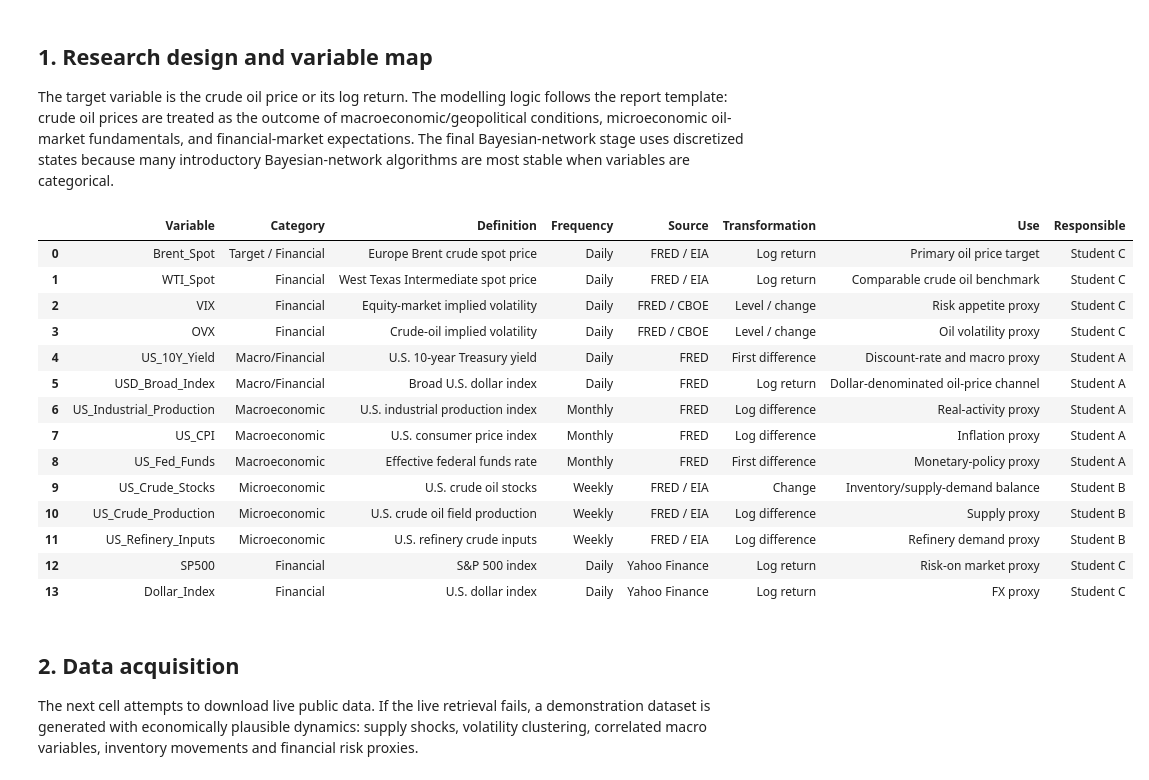
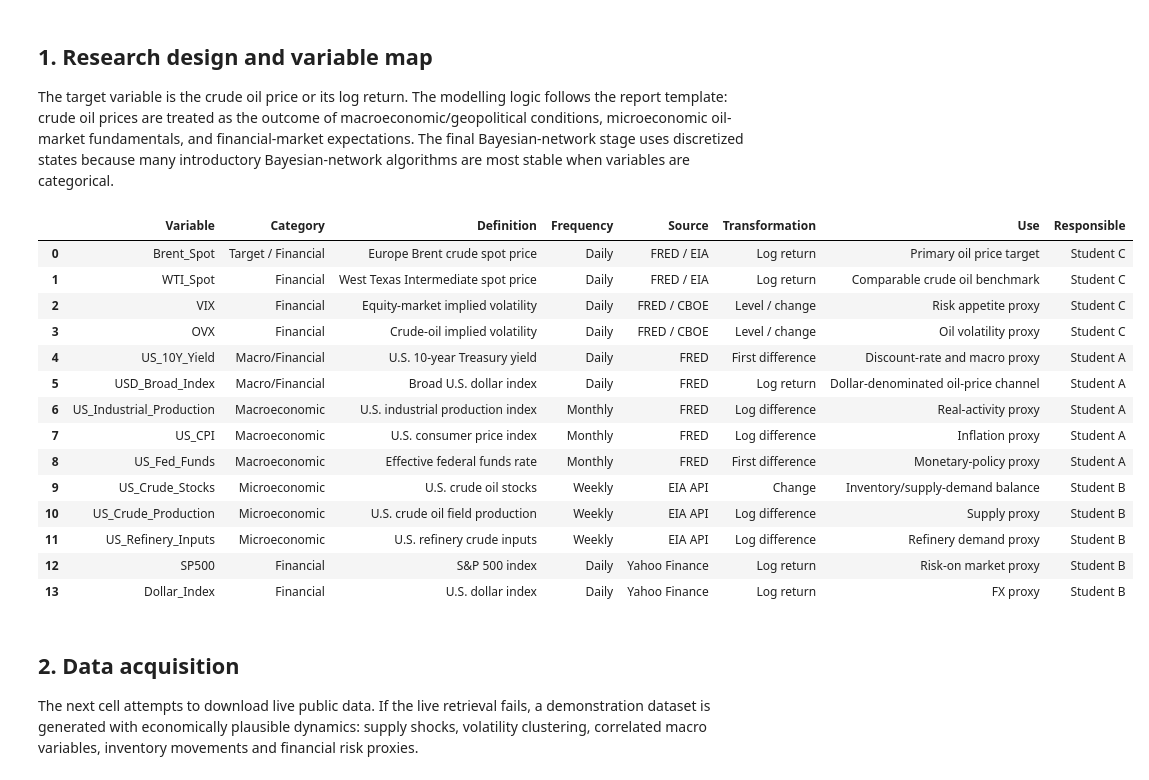
Before and after one commit to ngocbichnguyen/wqu_projects, a Jupyter notebook: MScFE_660_Risk_Management_GW1_16529_Codework.ipynb, the cells around one changed output. Drawn from its saved outputs; the diff is of its cells as text; code cells hidden in the pictures.

```diff
--- a/MScFE_660_Risk_Management_GW1_16529_Codework.ipynb
+++ b/MScFE_660_Risk_Management_GW1_16529_Codework.ipynb
@@ -113,55 +113,57 @@ fred_series = {
     # Macroeconomic variables
     "US_Industrial_Production": "INDPRO",
     "US_CPI": "CPIAUCSL",
-    "US_Fed_Funds": "FEDFUNDS",
+    "US_Fed_Funds": "FEDFUNDS"
+}
 
-    # Microeconomic/oil-market variables. Some may be unavailable depending on FRED metadata.
+# EIA API: Microeconomic/oil-market variables.
+eia_api = {
     "US_Crude_Stocks": "WCESTUS1",
     "US_Crude_Production": "WCRFPUS2",
-    "US_Refinery_Inputs": "WCRRIUS2",
+    "US_Refinery_Inputs": "WCRRIUS2"
 }
 
 yahoo_tickers = {
     "Brent_Futures": "BZ=F",
     "WTI_Futures": "CL=F",
     "SP500": "^GSPC",
-    "Dollar_Index": "DX-Y.NYB",
+    "Dollar_Index": "DX-Y.NYB"
 }
 
 data_dictionary_template = pd.DataFrame([
     ["Brent_Spot", "Target / Financial", "Europe Brent crude spot price", "Daily", "FRED / EIA", "Log return", "Primary oil price target", "Student C"],
     ["WTI_Spot", "Financial", "West Texas Intermediate spot price", "Daily", "FRED / EIA", "Log return", "Comparable crude oil benchmark", "Student C"],
     ["VIX", "Financial", "Equity-market implied volatility", "Daily", "FRED / CBOE", "Level / change", "Risk appetite proxy", "Student C"],
     ["OVX", "Financial", "Crude-oil implied volatility", "Daily", "FRED / CBOE", "Level / change", "Oil volatility proxy", "Student C"],
     ["US_10Y_Yield", "Macro/Financial", "U.S. 10-year Treasury yield", "Daily", "FRED", "First difference", "Discount-rate and macro proxy", "Student A"],
     ["USD_Broad_Index", "Macro/Financial", "Broad U.S. dollar index", "Daily", "FRED", "Log return", "Dollar-denominated oil-price channel", "Student A"],
     ["US_Industrial_Production", "Macroeconomic", "U.S. industrial production index", "Monthly", "FRED", "Log difference", "Real-activity proxy", "Student A"],
     ["US_CPI", "Macroeconomic", "U.S. consumer price index", "Monthly", "FRED", "Log difference", "Inflation proxy", "Student A"],
     ["US_Fed_Funds", "Macroeconomic", "Effective federal funds rate", "Monthly", "FRED", "First difference", "Monetary-policy proxy", "Student A"],
-    ["US_Crude_Stocks", "Microeconomic", "U.S. crude oil stocks", "Weekly", "FRED / EIA", "Change", "Inventory/supply-demand balance", "Student B"],
-    ["US_Crude_Production", "Microeconomic", "U.S. crude oil field production", "Weekly", "FRED / EIA", "Log difference", "Supply proxy", "Student B"],
-    ["US_Refinery_Inputs", "Microeconomic", "U.S. refinery crude inputs", "Weekly", "FRED / EIA", "Log difference", "Refinery demand proxy", "Student B"],
-    ["SP500", "Financial", "S&P 500 index", "Daily", "Yahoo Finance", "Log return", "Risk-on market proxy", "Student C"],
-    ["Dollar_Index", "Financial", "U.S. dollar index", "Daily", "Yahoo Finance", "Log return", "FX proxy", "Student C"],
+    ["US_Crude_Stocks", "Microeconomic", "U.S. crude oil stocks", "Weekly", "EIA API", "Change", "Inventory/supply-demand balance", "Student B"],
+    ["US_Crude_Production", "Microeconomic", "U.S. crude oil field production", "Weekly", "EIA API", "Log difference", "Supply proxy", "Student B"],
+    ["US_Refinery_Inputs", "Microeconomic", "U.S. refinery crude inputs", "Weekly", "EIA API", "Log difference", "Refinery demand proxy", "Student B"],
+    ["SP500", "Financial", "S&P 500 index", "Daily", "Yahoo Finance", "Log return", "Risk-on market proxy", "Student B"],
+    ["Dollar_Index", "Financial", "U.S. dollar index", "Daily", "Yahoo Finance", "Log return", "FX proxy", "Student B"],
 ], columns=["Variable", "Category", "Definition", "Frequency", "Source", "Transformation", "Use", "Responsible"])
 
 data_dictionary_template
 # %% [output]
 |  | Variable | Category | Definition | Frequency | Source | Transformation | Use | Responsible |
 | 0 | Brent_Spot | Target / Financial | Europe Brent crude spot price | Daily | FRED / EIA | Log return | Primary oil price target | Student C |
 | 1 | WTI_Spot | Financial | West Texas Intermediate spot price | Daily | FRED / EIA | Log return | Comparable crude oil benchmark | Student C |
 | 2 | VIX | Financial | Equity-market implied volatility | Daily | FRED / CBOE | Level / change | Risk appetite proxy | Student C |
 | 3 | OVX | Financial | Crude-oil implied volatility | Daily | FRED / CBOE | Level / change | Oil volatility proxy | Student C |
 | 4 | US_10Y_Yield | Macro/Financial | U.S. 10-year Treasury yield | Daily | FRED | First difference | Discount-rate and macro proxy | Student A |
 | 5 | USD_Broad_Index | Macro/Financial | Broad U.S. dollar index | Daily | FRED | Log return | Dollar-denominated oil-price channel | Student A |
 | 6 | US_Industrial_Production | Macroeconomic | U.S. industrial production index | Monthly | FRED | Log difference | Real-activity proxy | Student A |
 | 7 | US_CPI | Macroeconomic | U.S. consumer price index | Monthly | FRED | Log difference | Inflation proxy | Student A |
 | 8 | US_Fed_Funds | Macroeconomic | Effective federal funds rate | Monthly | FRED | First difference | Monetary-policy proxy | Student A |
-| 9 | US_Crude_Stocks | Microeconomic | U.S. crude oil stocks | Weekly | FRED / EIA | Change | Inventory/supply-demand balance | Student B |
-| 10 | US_Crude_Production | Microeconomic | U.S. crude oil field production | Weekly | FRED / EIA | Log difference | Supply proxy | Student B |
-| 11 | US_Refinery_Inputs | Microeconomic | U.S. refinery crude inputs | Weekly | FRED / EIA | Log difference | Refinery demand proxy | Student B |
-| 12 | SP500 | Financial | S&P 500 index | Daily | Yahoo Finance | Log return | Risk-on market proxy | Student C |
-| 13 | Dollar_Index | Financial | U.S. dollar index | Daily | Yahoo Finance | Log return | FX proxy | Student C |
+| 9 | US_Crude_Stocks | Microeconomic | U.S. crude oil stocks | Weekly | EIA API | Change | Inventory/supply-demand balance | Student B |
+| 10 | US_Crude_Production | Microeconomic | U.S. crude oil field production | Weekly | EIA API | Log difference | Supply proxy | Student B |
+| 11 | US_Refinery_Inputs | Microeconomic | U.S. refinery crude inputs | Weekly | EIA API | Log difference | Refinery demand proxy | Student B |
+| 12 | SP500 | Financial | S&P 500 index | Daily | Yahoo Finance | Log return | Risk-on market proxy | Student B |
+| 13 | Dollar_Index | Financial | U.S. dollar index | Daily | Yahoo Finance | Log return | FX proxy | Student B |
 # %% [markdown]
 ## 2. Data acquisition
 
```
Also changed, not shown: parts of 10 cells of this notebook.
